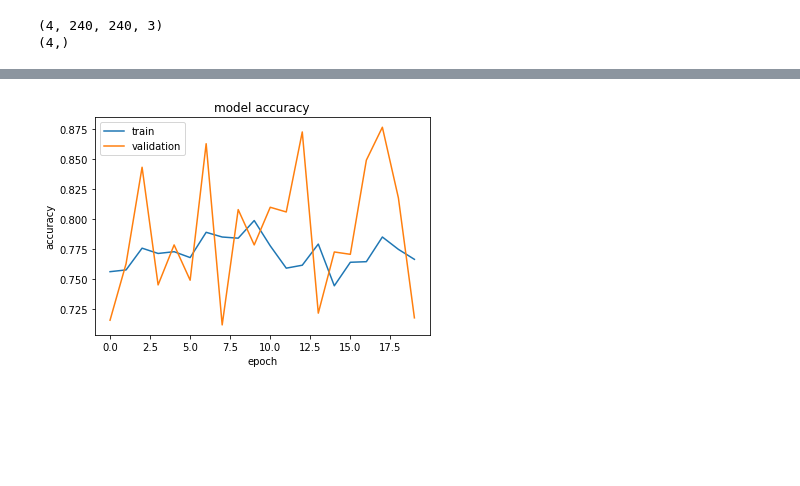
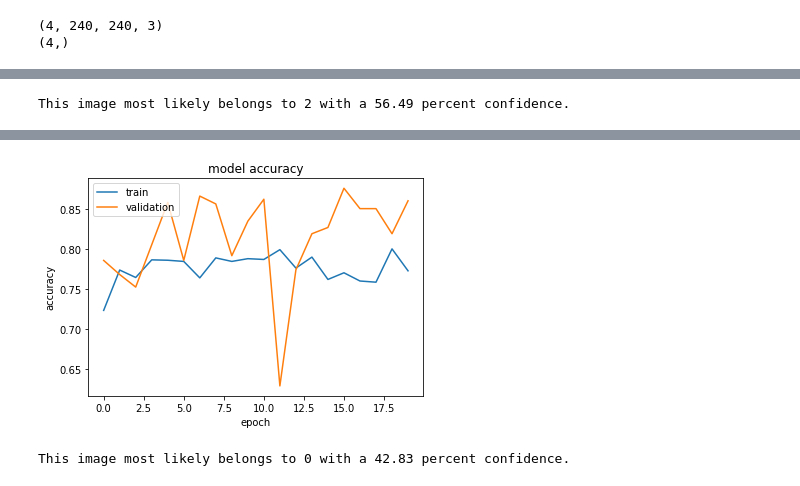
Before and after one commit to balados85/deep-learning-brain-mri-classification, a Jupyter notebook: EfficientNetKeras.ipynb, the cells around one changed output, grey strips where cells are left out. Saved outputs shown, nothing was run; the diff lists cells and outputs as text; code cells hidden in the pictures; blank space fills up the shorter version.

```diff
--- a/EfficientNetKeras.ipynb
+++ b/EfficientNetKeras.ipynb
@@ -226,3 +160,19 @@ NameError: ignored
+# %%
+img = keras.preprocessing.image.load_img(
+    "drive/MyDrive/mri_images/test/1/1.png", target_size=(IMG_SIZE,IMG_SIZE)
+)
+img_array = keras.preprocessing.image.img_to_array(img)
+img_array = tf.expand_dims(img_array, 0)  # Create batch axis
+
+predictions = model.predict(img_array)
+score = tf.nn.softmax(predictions[0])
+
+print(
+    "This image most likely belongs to {} with a {:.2f} percent confidence."
+    .format(train_ds.class_names[np.argmax(score)], 100 * np.max(score))
+)
+# %% [output]
+This image most likely belongs to 2 with a 56.49 percent confidence.
 # %%
 from tensorflow.keras.layers.experimental import preprocessing
 # %%
@@ -253,7 +203,24 @@ def build_model(num_classes):
 with strategy.scope():
     model = build_model(num_classes=NUM_CLASSES)
 
-epochs = 20  # @param {type: "slider", min:8, max:80}
-hist = model.fit(train_ds, epochs=epochs, validation_data=val_ds, verbose=2)
+    epochs = 20  # @param {type: "slider", min:8, max:80}
+    hist = model.fit(train_ds, epochs=epochs, validation_data=val_ds, verbose=2)
+
+model.summary()
+
 plot_hist(hist)
+
+img = keras.preprocessing.image.load_img(
+    "drive/MyDrive/mri_images/test/1/1.png", target_size=(IMG_SIZE,IMG_SIZE)
+)
+img_array = keras.preprocessing.image.img_to_array(img)
+img_array = tf.expand_dims(img_array, 0)  # Create batch axis
+
+predictions = model.predict(img_array)
+score = tf.nn.softmax(predictions[0])
+
+print(
+    "This image most likely belongs to {} with a {:.2f} percent confidence."
+    .format(train_ds.class_names[np.argmax(score)], 100 * np.max(score))
+)
 # %% [output]
@@ -277 +244,2 @@ Epoch 20/20
-[figure, old version]
+[figure, new version]
+This image most likely belongs to 0 with a 42.83 percent confidence.
```
Also changed, not shown: parts of 16 cells of this notebook.
